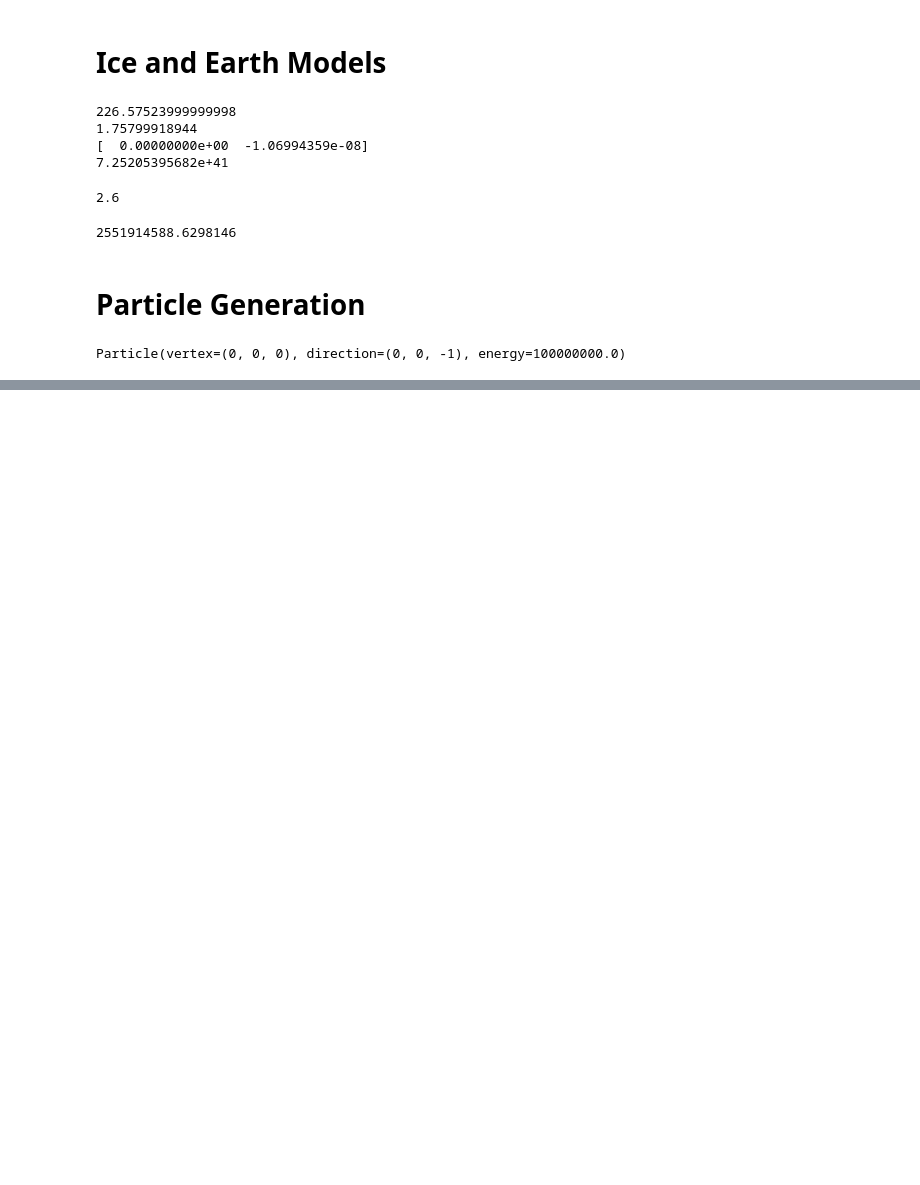
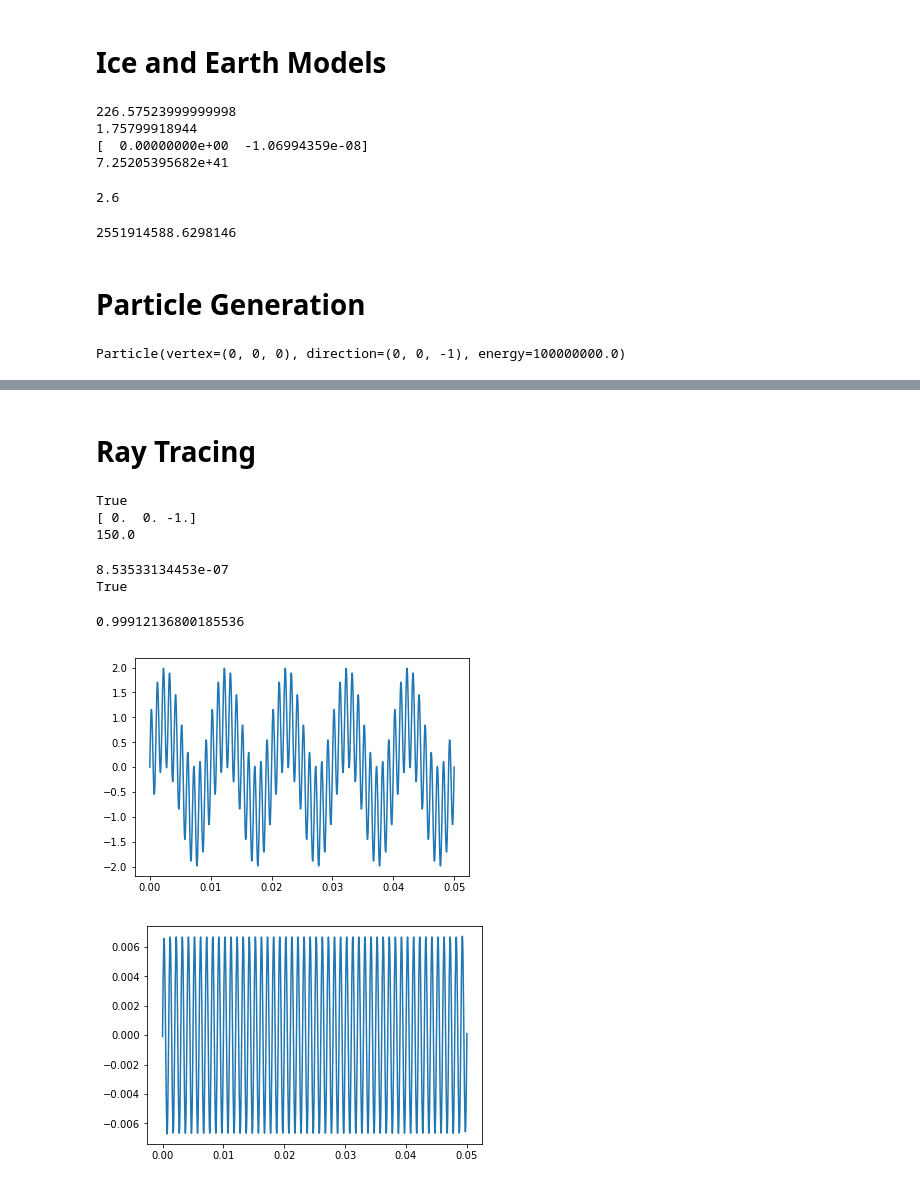
Before and after one commit to bhokansonfasig/pyrex, a Jupyter notebook: Code Examples.ipynb, the cells around one changed output, grey strips where cells are left out. Drawn from its saved outputs; the diff is of its cells as text; code cells hidden in the pictures; blank space fills up the shorter version.

Commit message:
Added PathFinder examples

```diff
--- a/Code Examples.ipynb
+++ b/Code Examples.ipynb
@@ -281,0 +284,40 @@ Particle(vertex=array([ 473.95845527,  325.66161041, -491.04023342]), direction=
+# %% [markdown]
+<a id="ray_tracing"></a>
+# Ray Tracing
+# %%
+start = (0, 0, -100) # m
+finish = (0, 0, -250) # m
+my_path = pyrex.PathFinder(ice_model=pyrex.IceModel,
+                           from_point=start, to_point=finish)
+# %%
+print(my_path.exists)
+print(my_path.emitted_ray)
+print(my_path.path_length)
+# %% [output]
+True
+[ 0.  0. -1.]
+150.0
+# %%
+print(my_path.time_of_flight(n_steps=100))
+print(my_path.time_of_flight() == my_path.tof)
+# %% [output]
+8.53533134453e-07
+True
+# %%
+frequency = 1000 # Hz
+my_path.attenuation(f=frequency, n_steps=100)
+# %% [output]
+0.99912136800185536
+# %%
+time_array = np.linspace(0, 0.05, 1001)
+my_signal = (pyrex.FunctionSignal(time_array, lambda t: np.sin(100*2*np.pi*t))
+             + pyrex.FunctionSignal(time_array, lambda t: np.sin(1000*2*np.pi*t)))
+plt.plot(my_signal.times, my_signal.values)
+plt.show()
+
+my_path.propagate(my_signal)
+plt.plot(my_signal.times, my_signal.values)
+plt.show()
+# %% [output]
+[figure, added]
+[figure, added]
```
Also changed, not shown: parts of 4 cells of this notebook, 2 other files.
